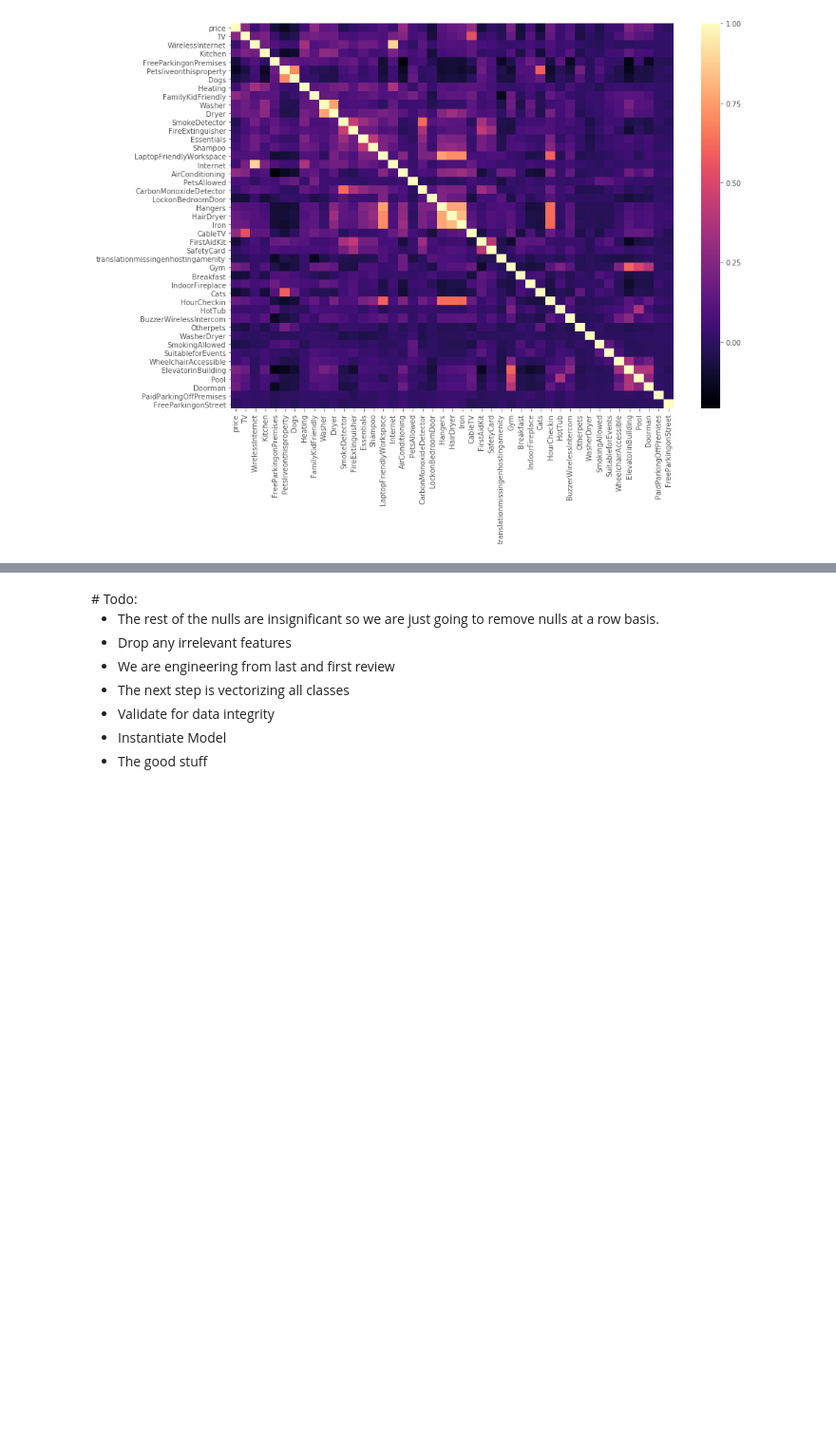
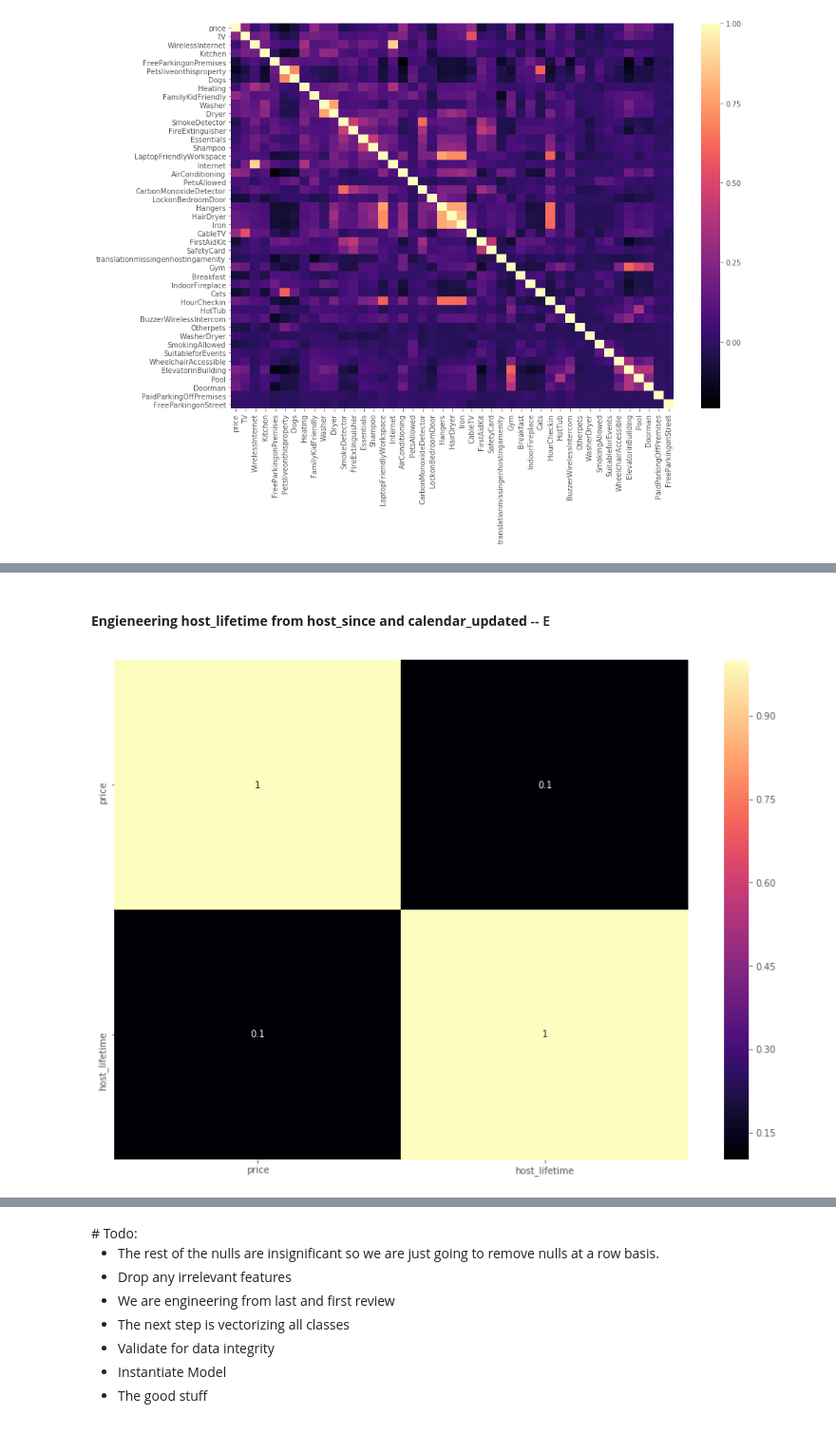
Before and after one commit to samlexrod/airbnb_ml, a Jupyter notebook: Airbnb_Analysis.ipynb, the cells around one changed output, grey strips where cells are left out. Shown at 95% size. Cells and saved outputs as stored; diff of their text form; code cells hidden in the pictures; blank space fills up the shorter version.

```diff
--- a/Airbnb_Analysis.ipynb
+++ b/Airbnb_Analysis.ipynb
@@ -1587,0 +1658,5 @@ analysis.correlation_status(amenities.columns.tolist(), show_values=False)
+# %%
+listings_transform.loc[:, 'host_response_rate'] = cleaning_percent(
+    listings_transform.host_response_rate)
+
+listings_transform.host_response_rate.head()
@@ -1587,0 +1672,14 @@ analysis.correlation_status(amenities.columns.tolist(), show_values=False)
+# %%
+transform = [
+    'host_has_profile_pic', 'host_identity_verified', 'host_is_superhost',
+    'instant_bookable', 'require_guest_phone_verification', 'requires_license',
+    'require_guest_profile_picture'
+]
+
+listings_transform.loc[:, transform] = listings_transform[transform].apply(
+    lambda x: x.map({
+        'f': 1,
+        't': 0
+    }))
+
+listings_transform[transform].head()
@@ -1587,0 +1693,24 @@ analysis.correlation_status(amenities.columns.tolist(), show_values=False)
+# %% [markdown]
+#### **Engieneering host_lifetime from  host_since and calendar_updated** -- E
+# %%
+engieneering = ['host_since', 'calendar_last_scraped']
+
+# Engineering feature by subracting
+host_lifetime = listings_transform.calendar_last_scraped.apply(
+    pd.to_datetime) - listings_transform.host_since.apply(pd.to_datetime)
+
+# Extracting date number
+host_lifetime = host_lifetime.apply(lambda x: x.days)
+
+# Deleting original from dataset
+listings_transform.drop(engieneering, axis=1, inplace=True)
+
+# Adding engineered feature to dataset
+listings_transform['host_lifetime'] = host_lifetime
+# %%
+analysis.listings = listings_transform
+analysis._merge()
+# %%
+analysis.correlation_status(['host_lifetime'])
+# %% [output]
+[figure, added]
```
Also changed, not shown: parts of 44 cells of this notebook, 1 other file.
